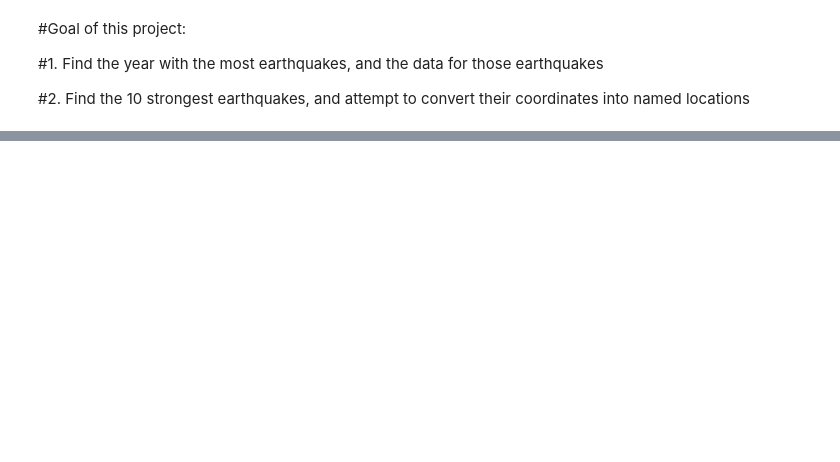
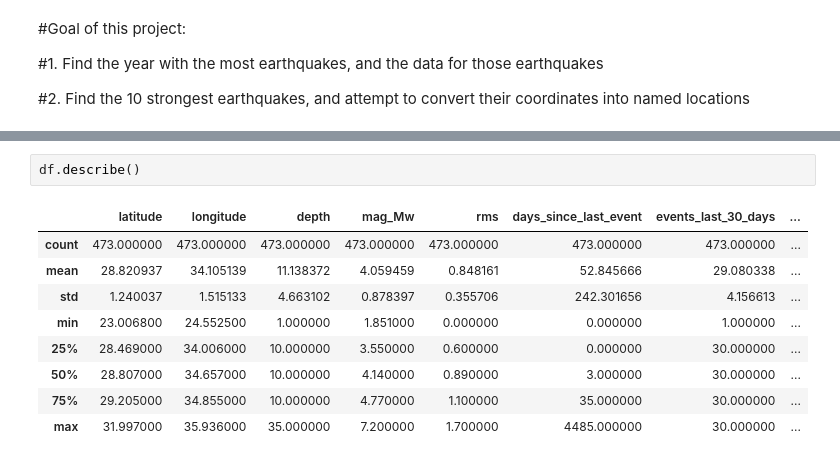
Before and after one commit to NohaKhaled01/Egypt_RedSea_EarthQuakes, a Jupyter notebook: First_File_16Feb.ipynb, the cells around one changed output, grey strips where cells are left out. Drawn from its saved outputs; the diff is of its cells as text; blank space fills up the shorter version.

```diff
--- a/First_File_16Feb.ipynb
+++ b/First_File_16Feb.ipynb
@@ -26,0 +83,12 @@ df.head(10)
+# %%
+df.describe()
+# %% [output]
+|  | latitude | longitude | depth | mag_Mw | rms | days_since_last_event | events_last_30_days | ... |
+| count | 473.000000 | 473.000000 | 473.000000 | 473.000000 | 473.000000 | 473.000000 | 473.000000 | ... |
+| mean | 28.820937 | 34.105139 | 11.138372 | 4.059459 | 0.848161 | 52.845666 | 29.080338 | ... |
+| std | 1.240037 | 1.515133 | 4.663102 | 0.878397 | 0.355706 | 242.301656 | 4.156613 | ... |
+| min | 23.006800 | 24.552500 | 1.000000 | 1.851000 | 0.000000 | 0.000000 | 1.000000 | ... |
+| 25% | 28.469000 | 34.006000 | 10.000000 | 3.550000 | 0.600000 | 0.000000 | 30.000000 | ... |
+| 50% | 28.807000 | 34.657000 | 10.000000 | 4.140000 | 0.890000 | 3.000000 | 30.000000 | ... |
+| 75% | 29.205000 | 34.855000 | 10.000000 | 4.770000 | 1.100000 | 35.000000 | 30.000000 | ... |
+| max | 31.997000 | 35.936000 | 35.000000 | 7.200000 | 1.700000 | 4485.000000 | 30.000000 | ... |
```
Also changed, not shown: parts of 12 cells of this notebook.
